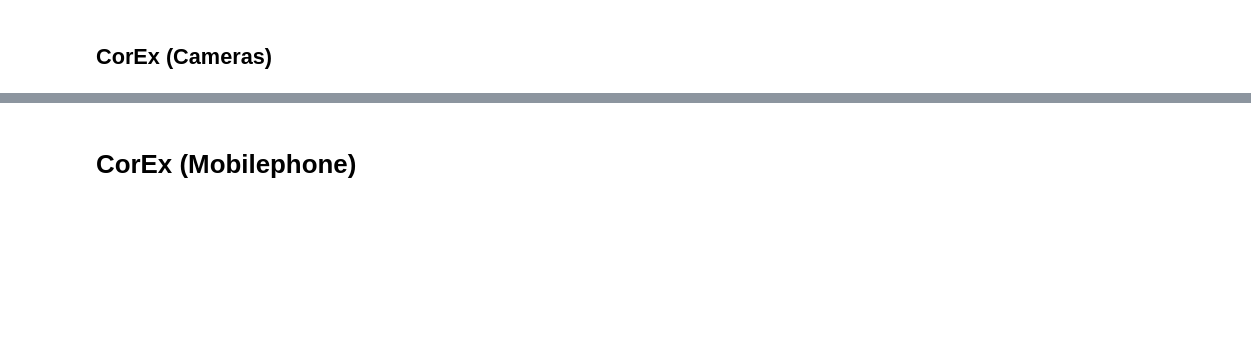
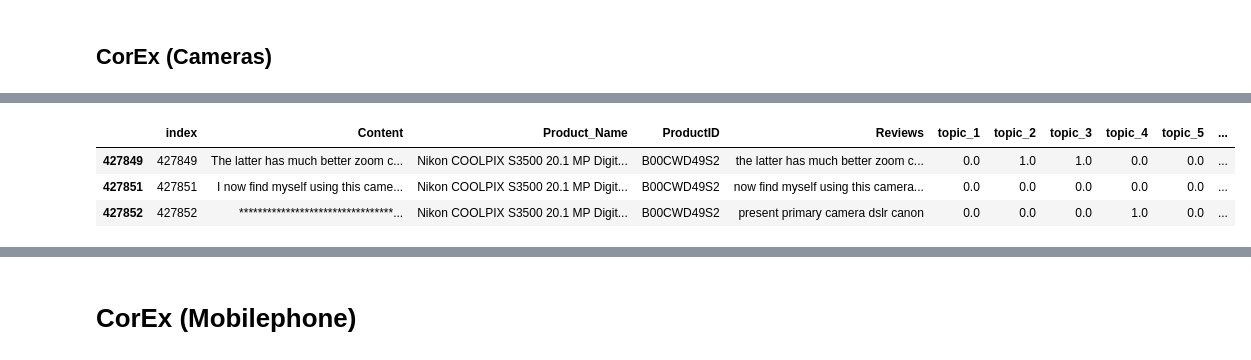
Before and after one commit to CJianYu98/Amazon_Reviews_Analysis, a Jupyter notebook: final_1.ipynb, the cells around one changed output, grey strips where cells are left out. Saved outputs shown, nothing was run; the diff lists cells and outputs as text; code cells hidden in the pictures; blank space fills up the shorter version.

```diff
--- a/final_1.ipynb
+++ b/final_1.ipynb
@@ -664 +711,17 @@ product_reviews = dominant_topics[dominant_topics['ProductID'] == 'B00F3J1WZU']
+# %%
+product_reviews_cam = dominant_topics_cam[dominant_topics_cam['ProductID'] == 'B00CWD49S2']
+
+product_reviews_dropped_cam = product_reviews_cam.drop(product_reviews_cam[product_reviews_cam['topic_12'] == 1.0].index)
+product_reviews_dropped_cam = product_reviews_dropped_cam.drop(product_reviews_dropped_cam[product_reviews_dropped_cam['topic_13'] == 1.0].index)
+
+product_reviews_dropped_cam['num_topics'] = product_reviews_dropped_cam.iloc[:, 5:].sum(axis=1)
+product_reviews_dropped_cam.head(3)
+product_reviews_dropped_cam = product_reviews_dropped_cam.drop(product_reviews_dropped_cam[product_reviews_dropped_cam['num_topics'] > 2.0].index)
+
+product_reviews_dropped_cam.head(3)
+# %% [output]
+|  | index | Content | Product_Name | ProductID | Reviews | topic_1 | topic_2 | topic_3 | topic_4 | topic_5 | ... |
+| 427849 | 427849 | The latter has much better zoom c... | Nikon COOLPIX S3500 20.1 MP Digit... | B00CWD49S2 | the latter has much better zoom c... | 0.0 | 1.0 | 1.0 | 0.0 | 0.0 | ... |
+| 427851 | 427851 | I now find myself using this came... | Nikon COOLPIX S3500 20.1 MP Digit... | B00CWD49S2 | now find myself using this camera... | 0.0 | 0.0 | 0.0 | 0.0 | 0.0 | ... |
+| 427852 | 427852 | *********************************... | Nikon COOLPIX S3500 20.1 MP Digit... | B00CWD49S2 | present primary camera dslr canon | 0.0 | 0.0 | 0.0 | 1.0 | 0.0 | ... |
 # %%
```
Also changed, not shown: parts of 25 cells of this notebook.
